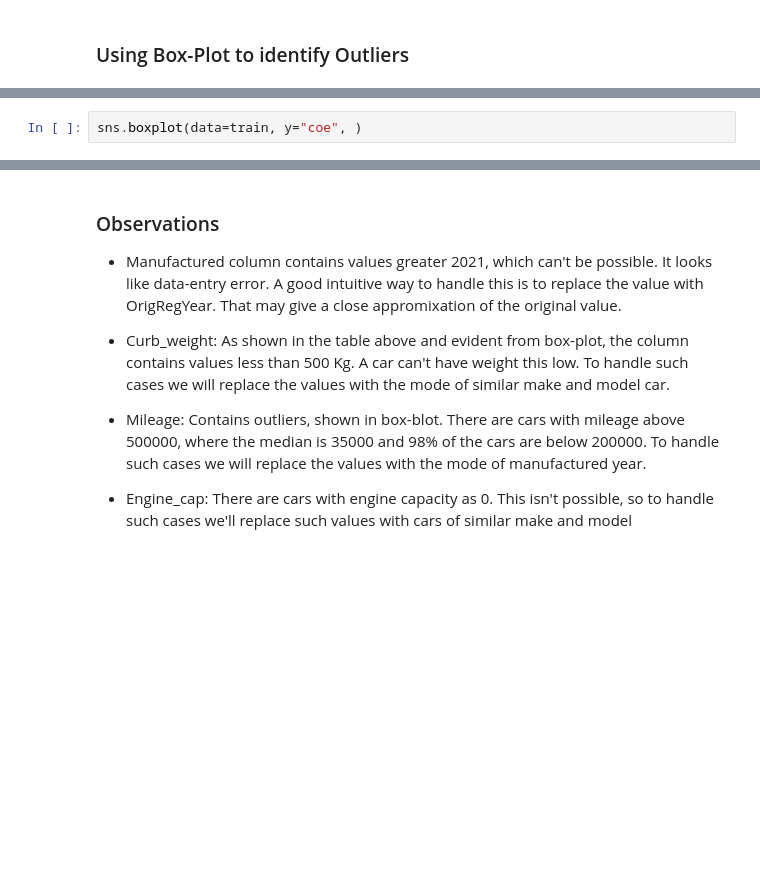
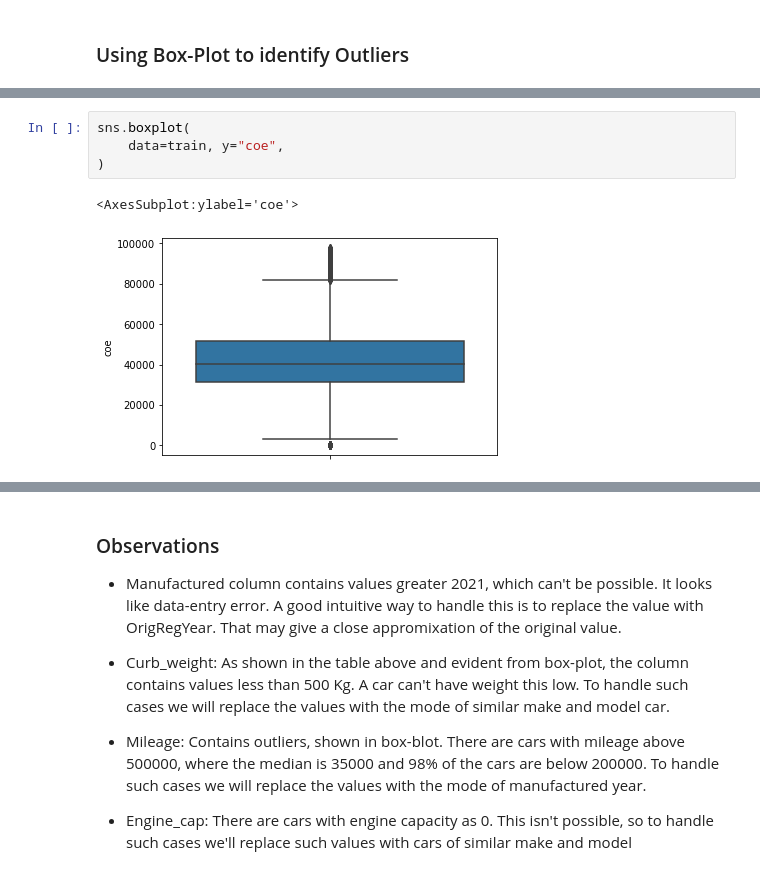
Before and after one commit to KrishnaKumarHariprasannan/cs5228-kpp, a Jupyter notebook: notebooks/eda.ipynb, the cells around one changed output, grey strips where cells are left out. Drawn from its saved outputs; the diff is of its cells as text; blank space fills up the shorter version.

```diff
--- a/notebooks/eda.ipynb
+++ b/notebooks/eda.ipynb
@@ -50,3 +94,8 @@ for i, col in enumerate(cols):
 # %%
-sns.boxplot(data=train, y="coe", )
+sns.boxplot(
+    data=train, y="coe",
+)
+# %% [output]
+<AxesSubplot:ylabel='coe'>
+[figure, added]
 # %%
```
Also changed, not shown: parts of 13 cells of this notebook, 13 other files.
